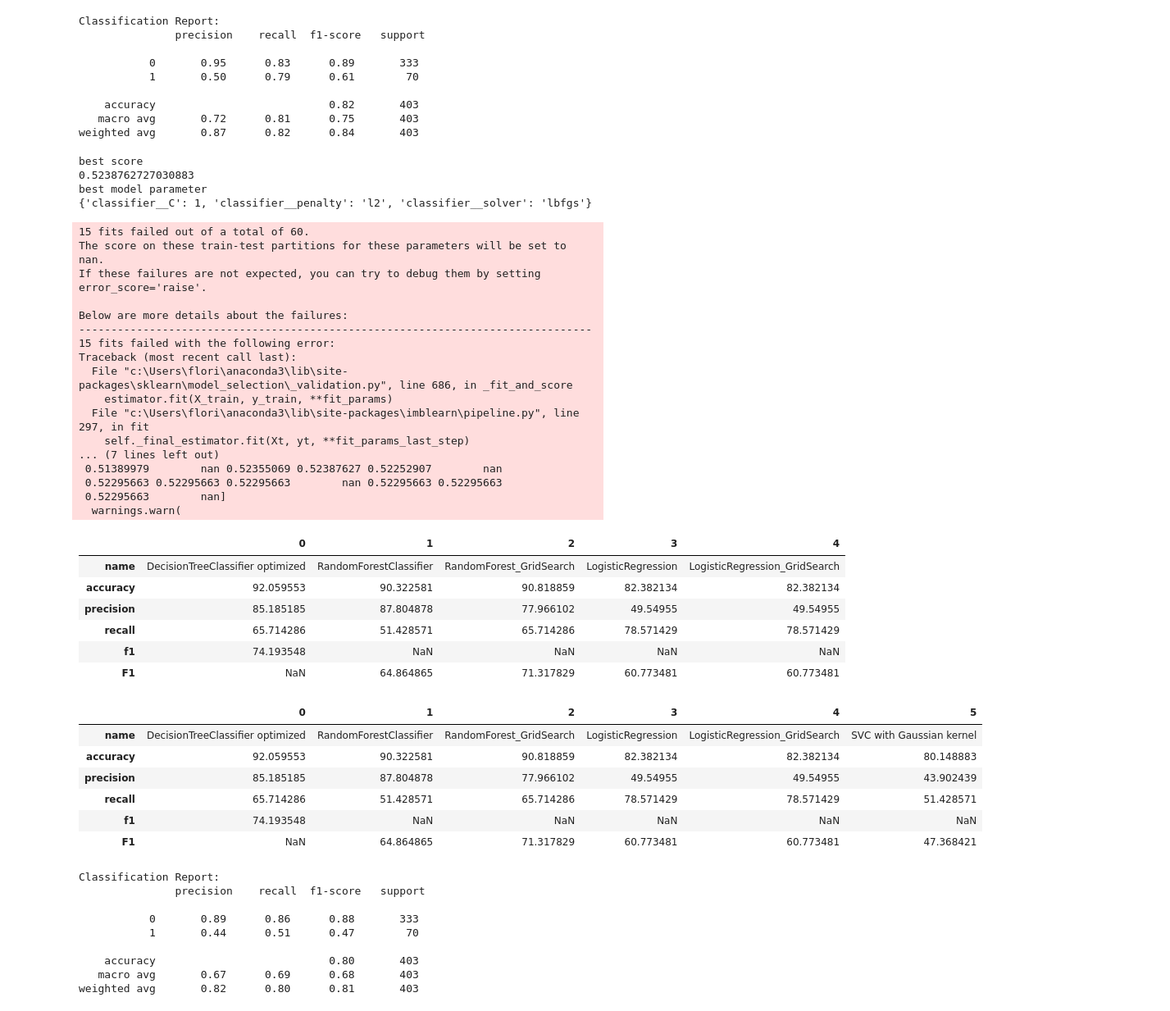
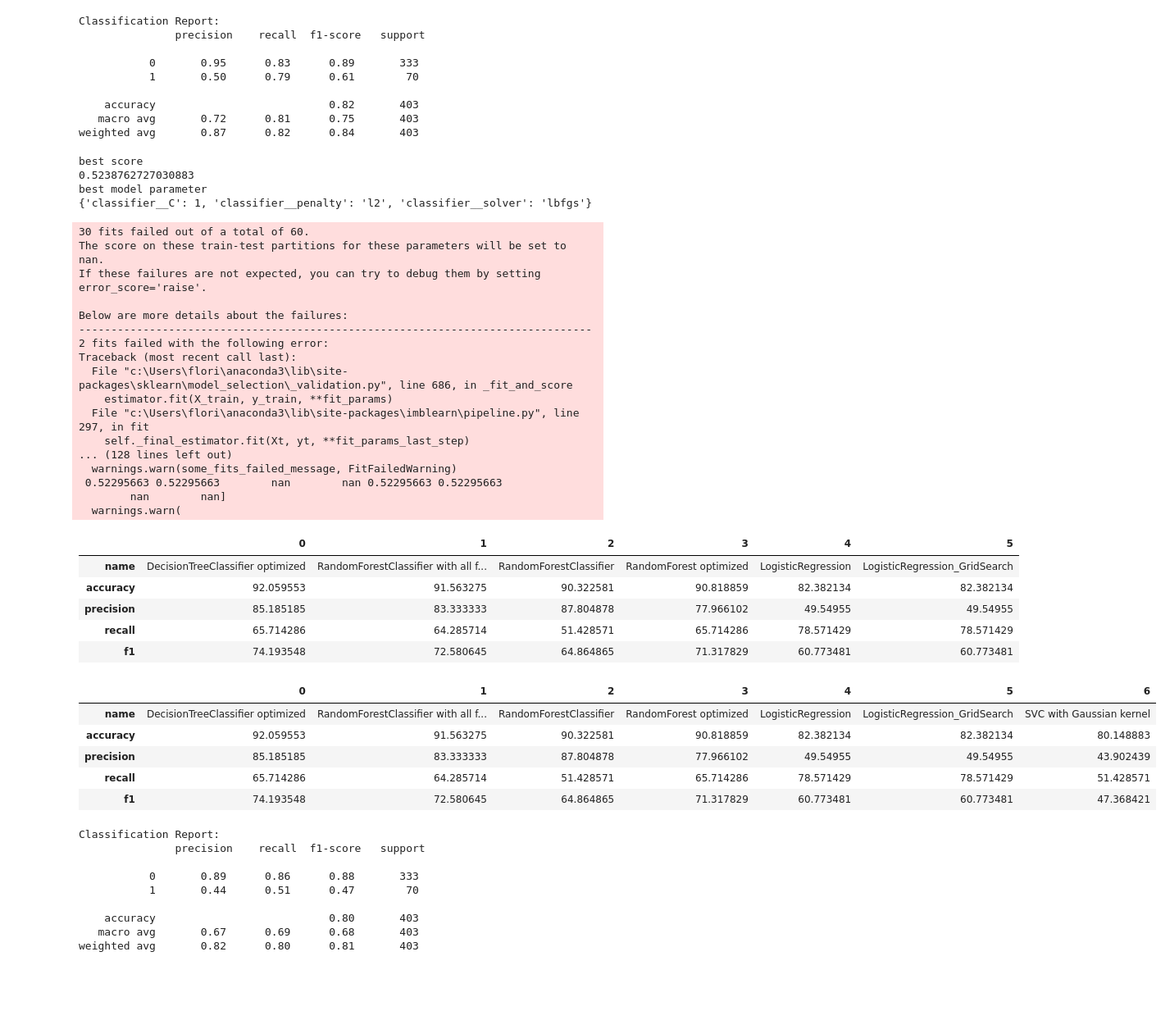
Before and after one commit to Kopy91/seer_breast_cancer, a Jupyter notebook: breast_cancer_ML.ipynb, the cells around one changed output. Shown at 82% size. Saved outputs shown, nothing was run; the diff lists cells and outputs as text; code cells hidden in the pictures; blank space fills up the shorter version.

```diff
--- a/breast_cancer_ML.ipynb
+++ b/breast_cancer_ML.ipynb
@@ -402,11 +379,11 @@ accuracy: 0.9156327543424317
 # f1: 0.73015873015873
 # accuracy: 0.9156327543424317
 # %%
+# RandomForestClassifier
 pipeline_rf = Pipeline([('preprocessing', ColumnTransformer(transformers=[
-                    ('encoder', OneHotEncoder(sparse=False,handle_unknown='ignore'), cat_cols),
-                    ('ord_transformer', OrdinalEncoder(), ord_cols)
+                        ('encoder', OneHotEncoder(handle_unknown='ignore'), cat_cols),
+                        ('ord_transformer', OrdinalEncoder(), ord_cols)
                     ], remainder='passthrough')),
-                    #('scaler', StandardScaler()),
                     ('classifier', RandomForestClassifier(class_weight="balanced", random_state=42))])
 
 pipeline_rf.fit(features_train, target_train)
@@ -417,7 +394,7 @@ scores = {'name': "RandomForestClassifier",
           'accuracy': accuracy_score(target_test,target_test_pred_rf) * 100,
           'precision': precision_score(target_test,target_test_pred_rf) * 100,
           'recall': recall_score(target_test,target_test_pred_rf) * 100,
-          'F1': f1_score(target_test,target_test_pred_rf) * 100,
+          'f1': f1_score(target_test,target_test_pred_rf) * 100,
          }
 model_results.append(scores)
 pd.DataFrame(model_results).T
@@ -454,8 +431,6 @@ Classification Report:
 weighted avg       0.90      0.90      0.89       403
 # %%
 # Run GridSearch with RandomForest
-
-# initiate model
 
 
 # Create the parameter grid
@@ -488,12 +463,12 @@ print(grid_rf.best_params_)
 target_test_pred_rf_grid = grid_rf.best_estimator_.predict(features_test)
 
 #save
-scores = {'name': "RandomForest_GridSearch",
+scores = {'name': "RandomForest optimized",
           'accuracy': accuracy_score(target_test, target_test_pred_rf_grid) * 100,
           'precision': precision_score(target_test, target_test_pred_rf_grid) * 100,
           'recall': recall_score(target_test, target_test_pred_rf_grid) * 100,
-          'F1': f1_score(target_test, target_test_pred_rf_grid) * 100,
-          }
+          'f1': f1_score(target_test, target_test_pred_rf_grid) * 100,
+        }
 model_results.append(scores)
 
 #show results
@@ -568,8 +542,8 @@ scores = {'name': "LogisticRegression",
           'accuracy': accuracy_score(target_test, target_test_pred_log) * 100,
           'precision': precision_score(target_test, target_test_pred_log) * 100,
           'recall': recall_score(target_test, target_test_pred_log) * 100,
-          'F1': f1_score(target_test, target_test_pred_log) * 100,
-             }
+          'f1': f1_score(target_test, target_test_pred_log) * 100,
+         }
 model_results.append(scores)
 
 #show results
@@ -604,7 +577,7 @@ import numpy as np
 C_values = [0.01, 0.1, 1, 10, 100]
 
 # creat parameter Grid
-grid_search_log = [{'classifier__penalty':["l2","l1"],
+grid_search_log = [{'classifier__penalty':["l2","None"],
                     'classifier__solver': ['liblinear', 'lbfgs'],
                     'classifier__C': C_values
                     }]
@@ -636,8 +609,8 @@ scores = {'name': "LogisticRegression_GridSearch",
           'accuracy': accuracy_score(target_test, target_test_pred_log_grid) * 100,
           'precision': precision_score(target_test, target_test_pred_log_grid) * 100,
           'recall': recall_score(target_test, target_test_pred_log_grid) * 100,
-          'F1': f1_score(target_test, target_test_pred_log_grid) * 100,
-             }
+          'f1': f1_score(target_test, target_test_pred_log_grid) * 100,
+         }
 model_results.append(scores)
 
 #show results
@@ -647,67 +620,65 @@ best score
 0.5238762727030883
 best model parameter
 {'classifier__C': 1, 'classifier__penalty': 'l2', 'classifier__solver': 'lbfgs'}
-15 fits failed out of a total of 60.
+30 fits failed out of a total of 60.
 The score on these train-test partitions for these parameters will be set to nan.
 If these failures are not expected, you can try to debug them by setting error_score='raise'.
 
 Below are more details about the failures:
 --------------------------------------------------------------------------------
-15 fits failed with the following error:
+2 fits failed with the following error:
 Traceback (most recent call last):
   File "c:\Users\flori\anaconda3\lib\site-packages\sklearn\model_selection\_validation.py", line 686, in _fit_and_score
     estimator.fit(X_train, y_train, **fit_params)
   File "c:\Users\flori\anaconda3\lib\site-packages\imblearn\pipeline.py", line 297, in fit
     self._final_estimator.fit(Xt, yt, **fit_params_last_step)
-... (7 lines left out)
- 0.51389979        nan 0.52355069 0.52387627 0.52252907        nan
- 0.52295663 0.52295663 0.52295663        nan 0.52295663 0.52295663
- 0.52295663        nan]
+... (128 lines left out)
+  warnings.warn(some_fits_failed_message, FitFailedWarning)
+ 0.52295663 0.52295663        nan        nan 0.52295663 0.52295663
+        nan        nan]
   warnings.warn(
-|  | 0 | 1 | 2 | 3 | 4 |
-| name | DecisionTreeClassifier optimized | RandomForestClassifier | RandomForest_GridSearch | LogisticRegression | LogisticRegression_GridSearch |
-| accuracy | 92.059553 | 90.322581 | 90.818859 | 82.382134 | 82.382134 |
-| precision | 85.185185 | 87.804878 | 77.966102 | 49.54955 | 49.54955 |
-| recall | 65.714286 | 51.428571 | 65.714286 | 78.571429 | 78.571429 |
-| f1 | 74.193548 | NaN | NaN | NaN | NaN |
-| F1 | NaN | 64.864865 | 71.317829 | 60.773481 | 60.773481 |
+|  | 0 | 1 | 2 | 3 | 4 | 5 |
+| name | DecisionTreeClassifier optimized | RandomForestClassifier with all f... | RandomForestClassifier | RandomForest optimized | LogisticRegression | LogisticRegression_GridSearch |
+| accuracy | 92.059553 | 91.563275 | 90.322581 | 90.818859 | 82.382134 | 82.382134 |
+| precision | 85.185185 | 83.333333 | 87.804878 | 77.966102 | 49.54955 | 49.54955 |
+| recall | 65.714286 | 64.285714 | 51.428571 | 65.714286 | 78.571429 | 78.571429 |
+| f1 | 74.193548 | 72.580645 | 64.864865 | 71.317829 | 60.773481 | 60.773481 |
 # %%
 #Support Vector Machine with Gaussian kernel
 from sklearn.svm import SVC
 
 # create Pipeline
 pipeline_svc = Pipeline([('preprocessing', ColumnTransformer(transformers=[
-                    ('encoder', OneHotEncoder(sparse=False,handle_unknown='ignore'), cat_cols),
+                    ('encoder', OneHotEncoder(handle_unknown='ignore'), cat_cols),
                      ('ord_transformer', OrdinalEncoder(), ord_cols)
                     ], remainder='passthrough')),
                     ('scaler', StandardScaler()),
                     ('classifier', SVC(C=1000, kernel="rbf", gamma='scale', class_weight='balanced', random_state=42))])
 
 #fit Model
 pipeline_svc.fit(features_train, target_train)
 
 #predict
 target_test_pred_rfb = pipeline_svc.predict(features_test)
 
 #save
 scores = {'name': "SVC with Gaussian kernel",
           'accuracy': accuracy_score(target_test, target_test_pred_rfb) * 100,
           'precision': precision_score(target_test, target_test_pred_rfb) * 100,
           'recall': recall_score(target_test, target_test_pred_rfb) * 100,
-          'F1': f1_score(target_test, target_test_pred_rfb) * 100,
-             }
+          'f1': f1_score(target_test, target_test_pred_rfb) * 100,
+         }
 model_results.append(scores)
 
 #show results
 pd.DataFrame(model_results).T
 # %% [output]
-|  | 0 | 1 | 2 | 3 | 4 | 5 |
-| name | DecisionTreeClassifier optimized | RandomForestClassifier | RandomForest_GridSearch | LogisticRegression | LogisticRegression_GridSearch | SVC with Gaussian kernel |
-| accuracy | 92.059553 | 90.322581 | 90.818859 | 82.382134 | 82.382134 | 80.148883 |
-| precision | 85.185185 | 87.804878 | 77.966102 | 49.54955 | 49.54955 | 43.902439 |
-| recall | 65.714286 | 51.428571 | 65.714286 | 78.571429 | 78.571429 | 51.428571 |
-| f1 | 74.193548 | NaN | NaN | NaN | NaN | NaN |
-| F1 | NaN | 64.864865 | 71.317829 | 60.773481 | 60.773481 | 47.368421 |
+|  | 0 | 1 | 2 | 3 | 4 | 5 | 6 |
+| name | DecisionTreeClassifier optimized | RandomForestClassifier with all f... | RandomForestClassifier | RandomForest optimized | LogisticRegression | LogisticRegression_GridSearch | SVC with Gaussian kernel |
+| accuracy | 92.059553 | 91.563275 | 90.322581 | 90.818859 | 82.382134 | 82.382134 | 80.148883 |
+| precision | 85.185185 | 83.333333 | 87.804878 | 77.966102 | 49.54955 | 49.54955 | 43.902439 |
+| recall | 65.714286 | 64.285714 | 51.428571 | 65.714286 | 78.571429 | 78.571429 | 51.428571 |
+| f1 | 74.193548 | 72.580645 | 64.864865 | 71.317829 | 60.773481 | 60.773481 | 47.368421 |
 # %%
 # report
 report = classification_report(target_test, target_test_pred_rfb)
```
Also changed, not shown: parts of 13 cells of this notebook.
